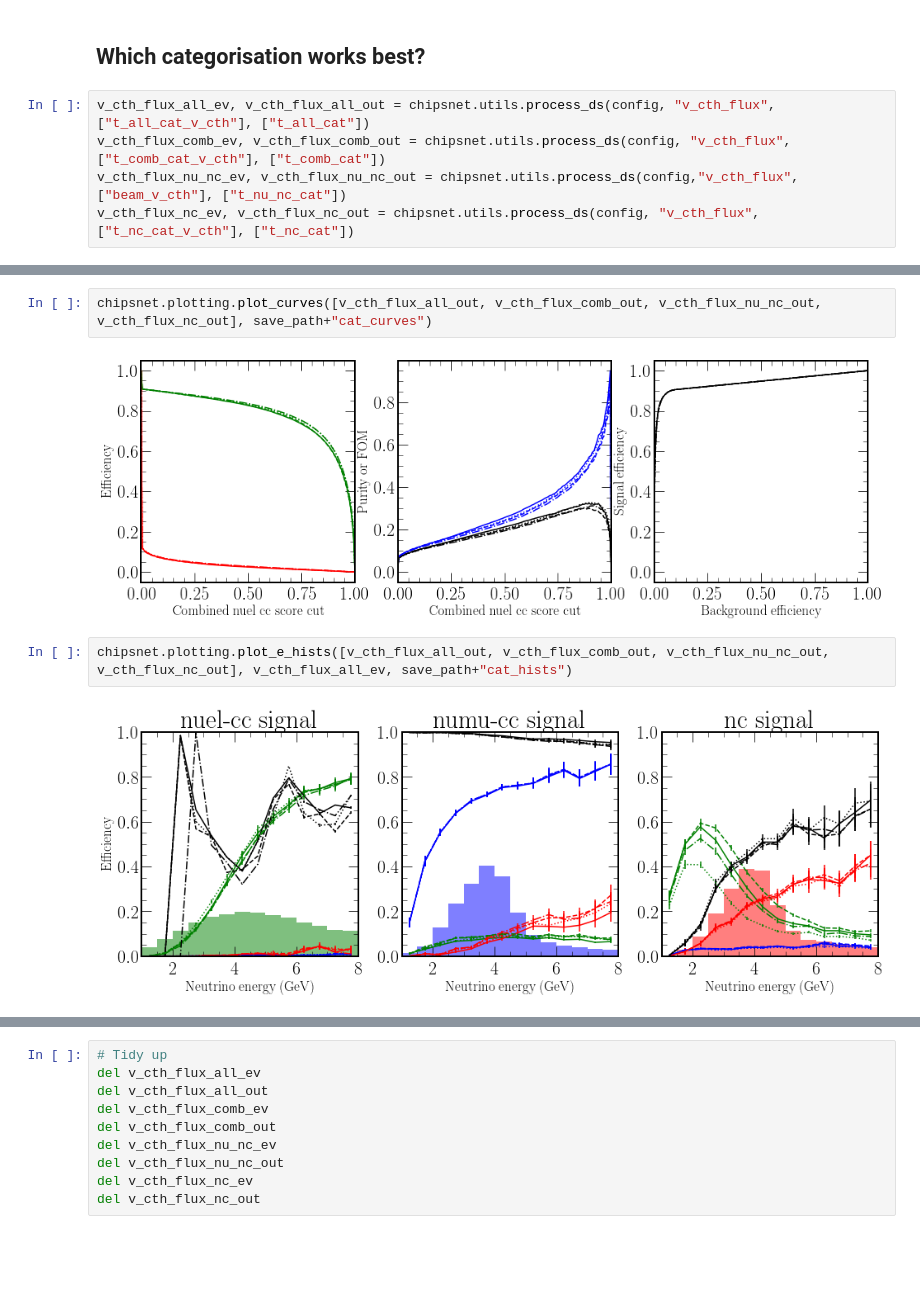
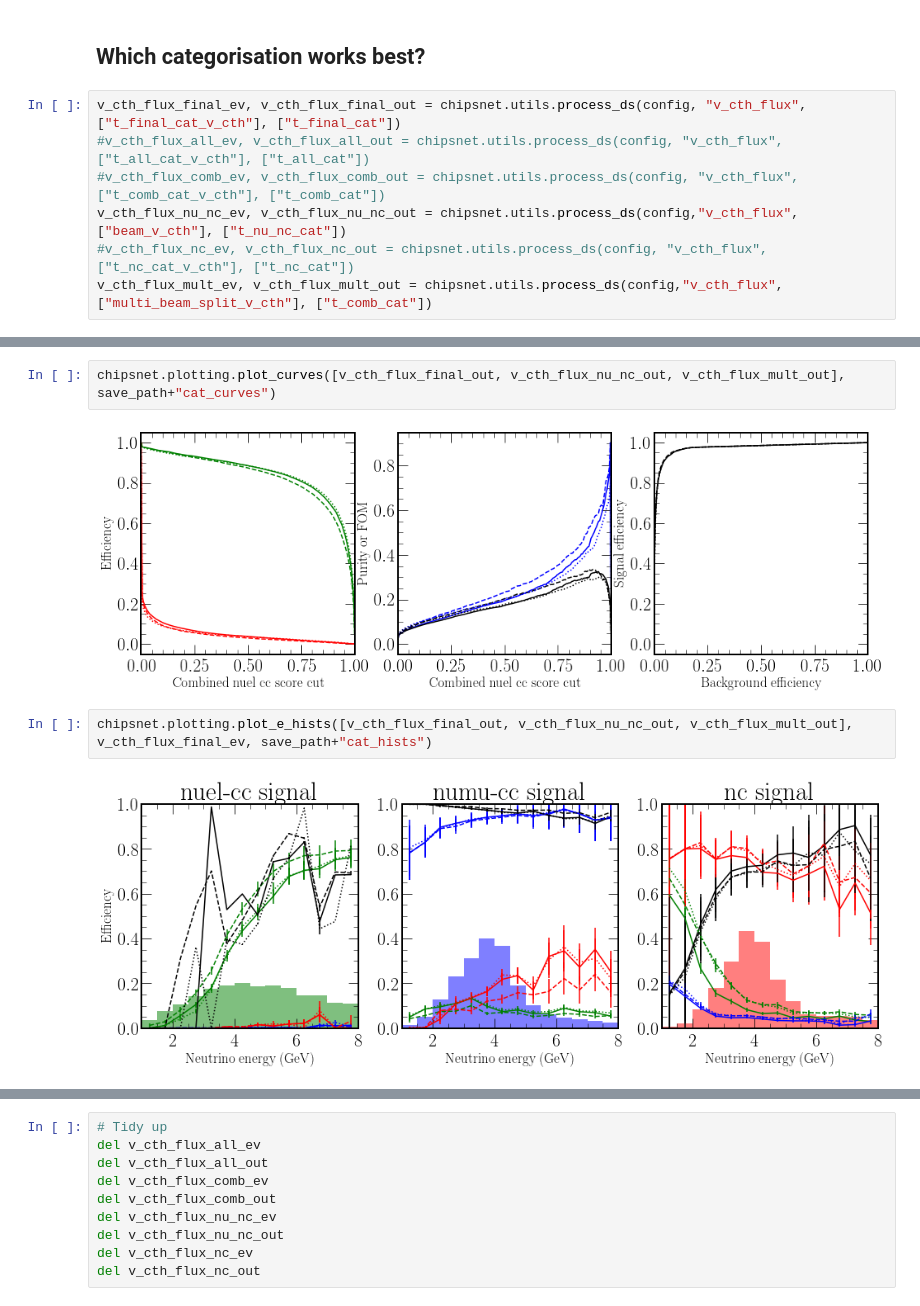
Before and after one commit to chipsneutrino/chips-net, a Jupyter notebook: notebooks/analysis.ipynb, the cells around one changed output, grey strips where cells are left out. Saved outputs shown, nothing was run; the diff lists cells and outputs as text; blank space fills up the shorter version.

```diff
--- a/notebooks/analysis.ipynb
+++ b/notebooks/analysis.ipynb
@@ -500,8 +501,10 @@ del v_cth_flux_out_uniform
 # %% [markdown]
 ## Which categorisation works best?
 # %%
-v_cth_flux_all_ev, v_cth_flux_all_out = chipsnet.utils.process_ds(config, "v_cth_flux", ["t_all_cat_v_cth"], ["t_all_cat"])
-v_cth_flux_comb_ev, v_cth_flux_comb_out = chipsnet.utils.process_ds(config, "v_cth_flux", ["t_comb_cat_v_cth"], ["t_comb_cat"])
+v_cth_flux_final_ev, v_cth_flux_final_out = chipsnet.utils.process_ds(config, "v_cth_flux", ["t_final_cat_v_cth"], ["t_final_cat"])
+#v_cth_flux_all_ev, v_cth_flux_all_out = chipsnet.utils.process_ds(config, "v_cth_flux", ["t_all_cat_v_cth"], ["t_all_cat"])
+#v_cth_flux_comb_ev, v_cth_flux_comb_out = chipsnet.utils.process_ds(config, "v_cth_flux", ["t_comb_cat_v_cth"], ["t_comb_cat"])
 v_cth_flux_nu_nc_ev, v_cth_flux_nu_nc_out = chipsnet.utils.process_ds(config,"v_cth_flux", ["beam_v_cth"], ["t_nu_nc_cat"])
-v_cth_flux_nc_ev, v_cth_flux_nc_out = chipsnet.utils.process_ds(config, "v_cth_flux", ["t_nc_cat_v_cth"], ["t_nc_cat"])
+#v_cth_flux_nc_ev, v_cth_flux_nc_out = chipsnet.utils.process_ds(config, "v_cth_flux", ["t_nc_cat_v_cth"], ["t_nc_cat"])
+v_cth_flux_mult_ev, v_cth_flux_mult_out = chipsnet.utils.process_ds(config,"v_cth_flux", ["multi_beam_split_v_cth"], ["t_comb_cat"])
 # %% [output]
@@ -512,9 +514,9 @@ Processing v_cth_flux... took 333.32 seconds
 # %%
-chipsnet.plotting.plot_curves([v_cth_flux_all_out, v_cth_flux_comb_out, v_cth_flux_nu_nc_out, v_cth_flux_nc_out], save_path+"cat_curves")
+chipsnet.plotting.plot_curves([v_cth_flux_final_out, v_cth_flux_nu_nc_out, v_cth_flux_mult_out], save_path+"cat_curves")
 # %% [output]
-[figure, old version]
+[figure, new version]
 # %%
-chipsnet.plotting.plot_e_hists([v_cth_flux_all_out, v_cth_flux_comb_out, v_cth_flux_nu_nc_out, v_cth_flux_nc_out], v_cth_flux_all_ev, save_path+"cat_hists")
+chipsnet.plotting.plot_e_hists([v_cth_flux_final_out, v_cth_flux_nu_nc_out, v_cth_flux_mult_out], v_cth_flux_final_ev, save_path+"cat_hists")
 # %% [output]
-[figure, old version]
+[figure, new version]
 # %%
```
Also changed, not shown: parts of 14 cells of this notebook, 7 other files.
